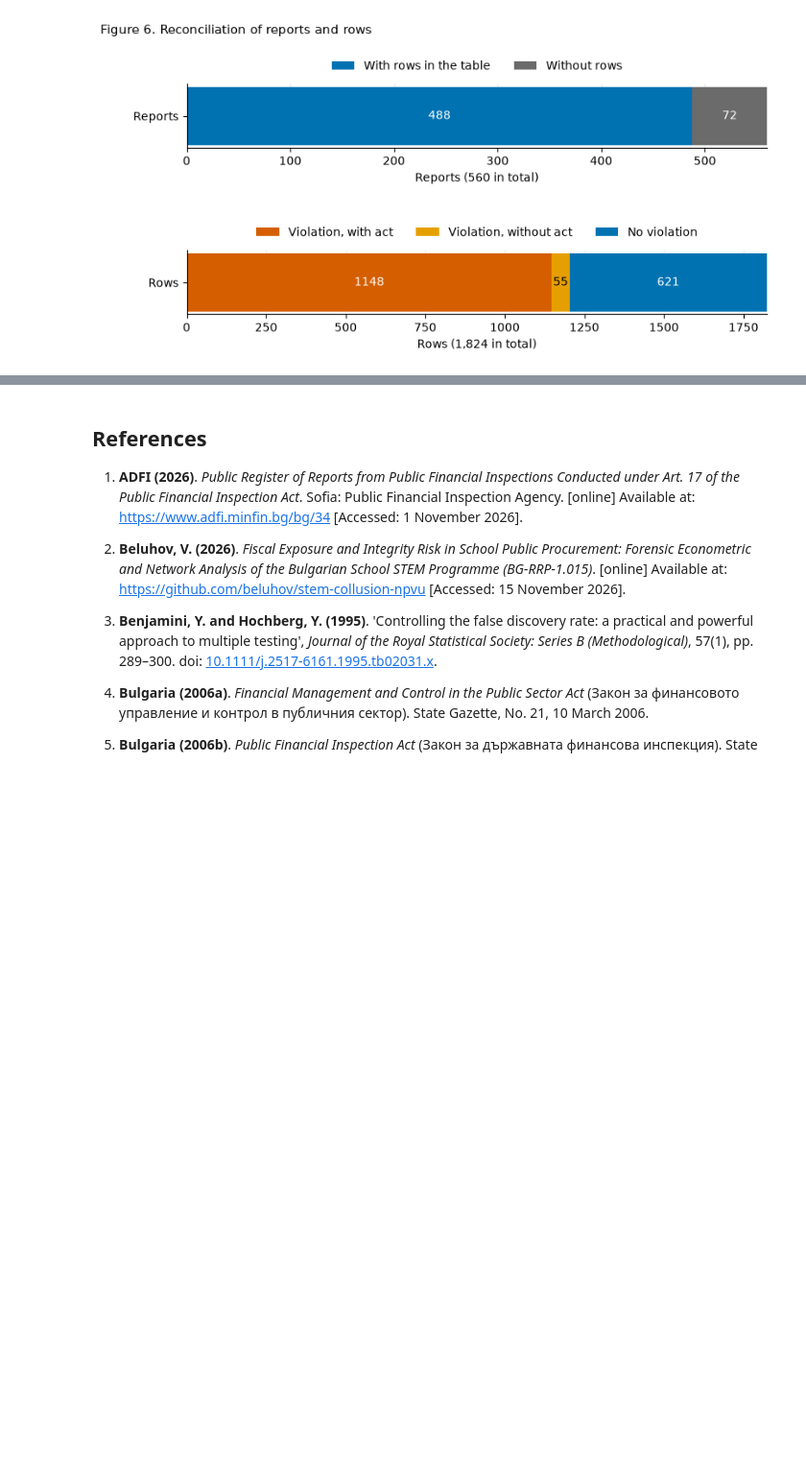
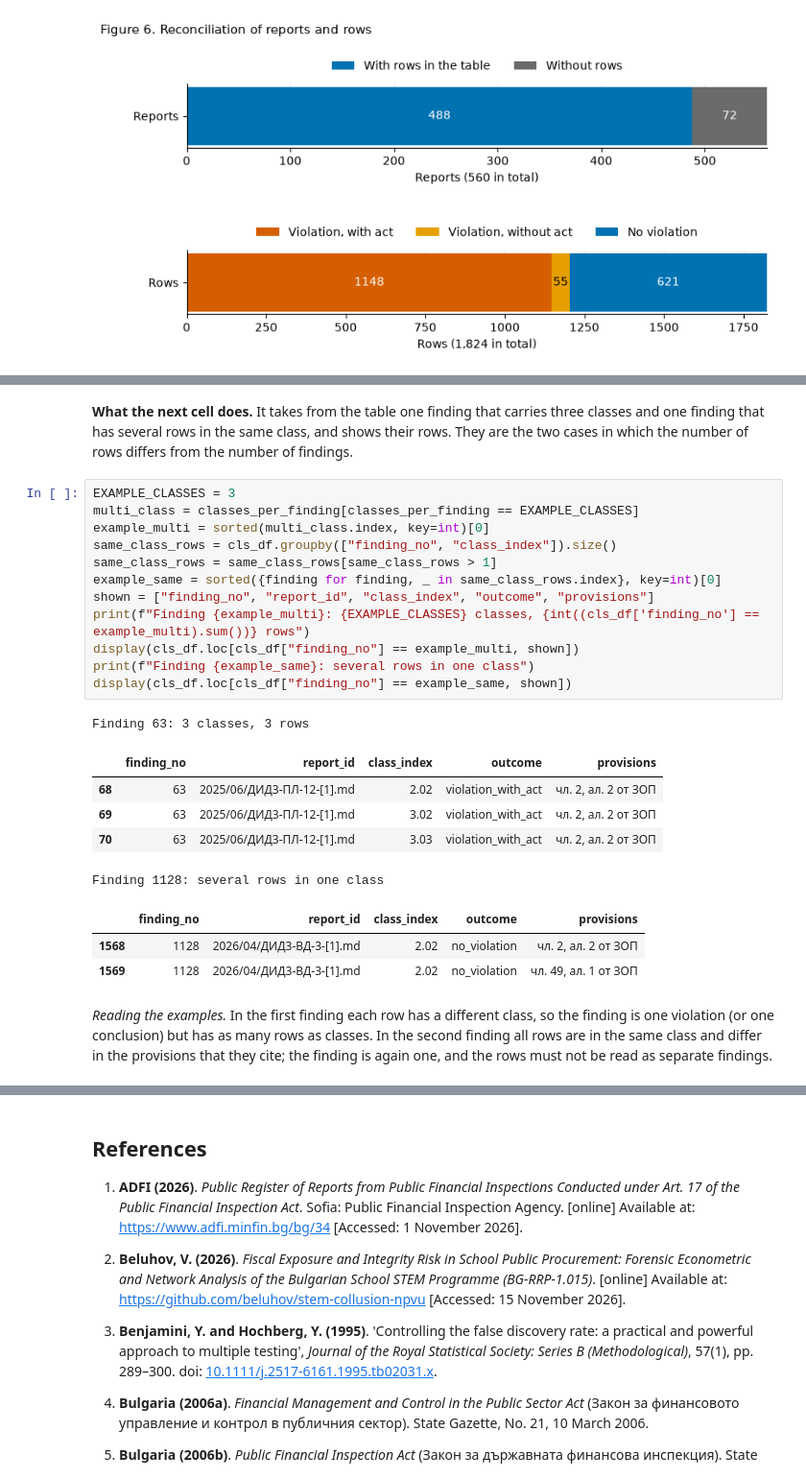
Before and after one commit to beluhov/adfi-violations-classification, a Jupyter notebook: ADFI_Violations_Classification.ipynb, the cells around one changed output, grey strips where cells are left out. Shown at 96% size. Saved outputs shown, nothing was run; the diff lists cells and outputs as text; blank space fills up the shorter version.

```diff
--- a/ADFI_Violations_Classification.ipynb
+++ b/ADFI_Violations_Classification.ipynb
@@ -778 +914,27 @@ Reports with rows: 488 | without rows: 72 | rows: 1824
+# %% [markdown]
+**What the next cell does.** It takes from the table one finding that carries three classes and one finding that has several rows in the same class, and shows their rows. They are the two cases in which the number of rows differs from the number of findings.
+# %%
+EXAMPLE_CLASSES = 3
+multi_class = classes_per_finding[classes_per_finding == EXAMPLE_CLASSES]
+example_multi = sorted(multi_class.index, key=int)[0]
+same_class_rows = cls_df.groupby(["finding_no", "class_index"]).size()
+same_class_rows = same_class_rows[same_class_rows > 1]
+example_same = sorted({finding for finding, _ in same_class_rows.index}, key=int)[0]
+shown = ["finding_no", "report_id", "class_index", "outcome", "provisions"]
+print(f"Finding {example_multi}: {EXAMPLE_CLASSES} classes, {int((cls_df['finding_no'] == example_multi).sum())} rows")
+display(cls_df.loc[cls_df["finding_no"] == example_multi, shown])
+print(f"Finding {example_same}: several rows in one class")
+display(cls_df.loc[cls_df["finding_no"] == example_same, shown])
+# %% [output]
+Finding 63: 3 classes, 3 rows
+|  | finding_no | report_id | class_index | outcome | provisions |
+| 68 | 63 | 2025/06/ДИД3-ПЛ-12-[1].md | 2.02 | violation_with_act | чл. 2, ал. 2 от ЗОП |
+| 69 | 63 | 2025/06/ДИД3-ПЛ-12-[1].md | 3.02 | violation_with_act | чл. 2, ал. 2 от ЗОП |
+| 70 | 63 | 2025/06/ДИД3-ПЛ-12-[1].md | 3.03 | violation_with_act | чл. 2, ал. 2 от ЗОП |
+Finding 1128: several rows in one class
+|  | finding_no | report_id | class_index | outcome | provisions |
+| 1568 | 1128 | 2026/04/ДИД3-ВД-3-[1].md | 2.02 | no_violation | чл. 2, ал. 2 от ЗОП |
+| 1569 | 1128 | 2026/04/ДИД3-ВД-3-[1].md | 2.02 | no_violation | чл. 49, ал. 1 от ЗОП |
+# %% [markdown]
+*Reading the examples.* In the first finding each row has a different class, so the finding is one violation (or one conclusion) but has as many rows as classes. In the second finding all rows are in the same class and differ in the provisions that they cite; the finding is again one, and the rows must not be read as separate findings.
 # %% [markdown]
```
Also changed, not shown: parts of 7 cells of this notebook, 5 other files.
